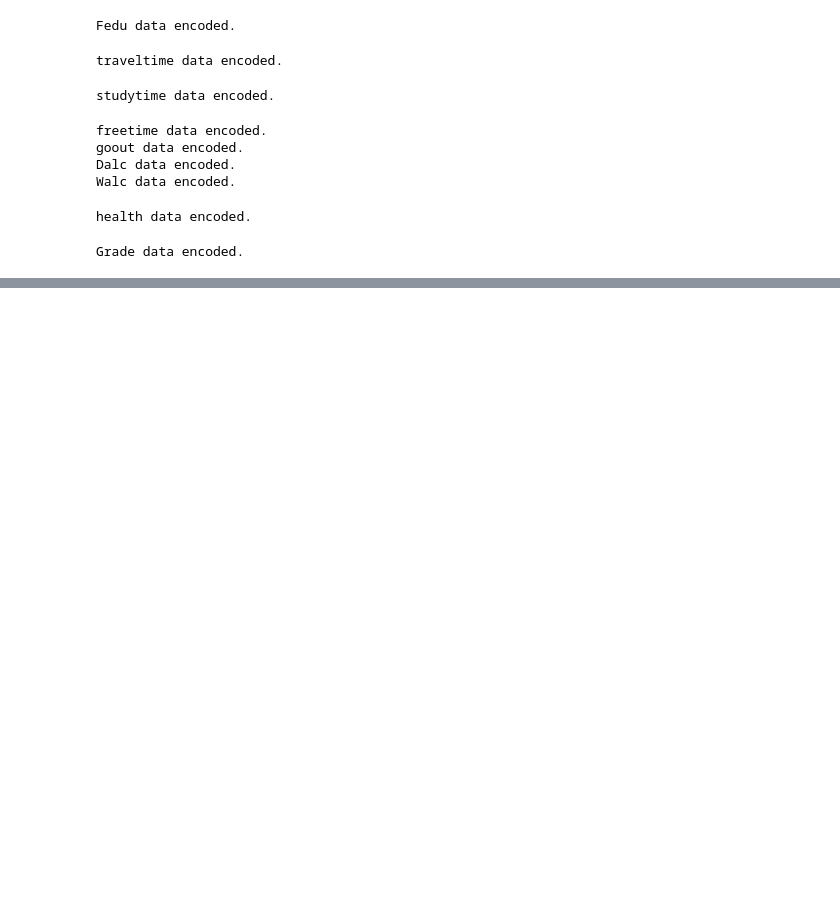
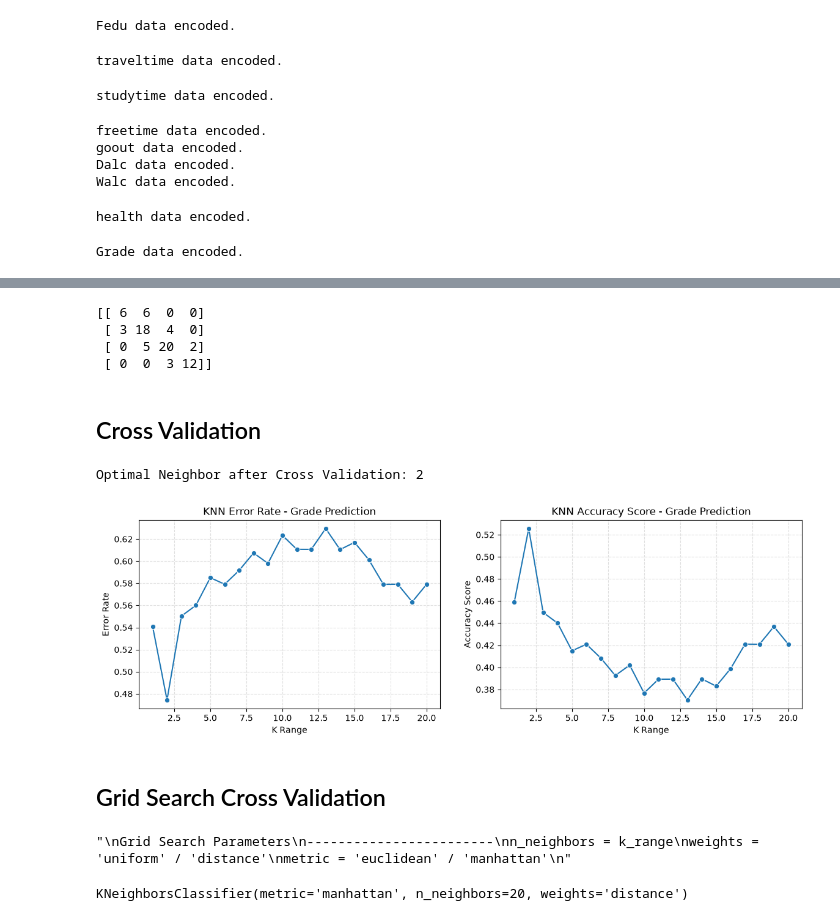
Before and after one commit to RusanMaharjan/Data-Science---9.30, a Jupyter notebook: KNN.ipynb, the cells around one changed output, grey strips where cells are left out. Cells and saved outputs as stored; diff of their text form; code cells hidden in the pictures; blank space fills up the shorter version.

```diff
--- a/KNN.ipynb
+++ b/KNN.ipynb
@@ -110,0 +167,5 @@ Grade data encoded.
+# %%
+k = 5
+model = KNeighborsClassifier(n_neighbors=k, n_jobs=1)
+model.fit(X_train_scale, Y_train)
+Y_pred = model.predict(X_test_scale)
@@ -110,0 +190,57 @@ Grade data encoded.
+# %%
+print(cm)
+# %% [output]
+[[ 6  6  0  0]
+ [ 3 18  4  0]
+ [ 0  5 20  2]
+ [ 0  0  3 12]]
+# %% [markdown]
+## Cross Validation
+# %%
+kfold = StratifiedKFold(n_splits=5, shuffle=True, random_state=42)
+cv_error_rate = []
+cv_accuracy_rate = []
+
+for i in k_range:
+    knn_fold = KNeighborsClassifier(n_neighbors=i, n_jobs=1)
+    cv_score = cross_val_score(knn_fold, X_train_scale, Y_train, scoring='accuracy')
+
+    cv_error_rate.append(cv_score.mean())
+    cv_accuracy_rate.append(1 - cv_score.mean())
+
+best_elbow = k_range[np.argmax(cv_accuracy_rate)]
+print(f'Optimal Neighbor after Cross Validation: {best_elbow}')
+# %% [output]
+Optimal Neighbor after Cross Validation: 2
+# %%
+fig, axes = plt.subplots(1, 2, figsize=(14, 4))
+
+ax1 = axes[0]
+sns.lineplot(x=k_range, y=cv_error_rate, ax=ax1, marker='o')
+ax1.set_xlabel('K Range')
+ax1.set_ylabel('Error Rate')
+ax1.set_title('KNN Error Rate - Grade Prediction')
+ax1.grid(linestyle='--', alpha=0.4)
+
+ax2 = axes[1]
+sns.lineplot(x=k_range, y=cv_accuracy_rate, ax=ax2, marker='o')
+ax2.set_xlabel('K Range')
+ax2.set_ylabel('Accuracy Score')
+ax2.set_title('KNN Accuracy Score - Grade Prediction')
+ax2.grid(linestyle='--', alpha=0.4)
+
+plt.show()
+# %% [output]
+[figure, added]
+# %% [markdown]
+## Grid Search Cross Validation
+# %%
+'''
+Grid Search Parameters
+------------------------
+n_neighbors = k_range
+weights = 'uniform' / 'distance'
+metric = 'euclidean' / 'manhattan'
+'''
+# %% [output]
+"\nGrid Search Parameters\n------------------------\nn_neighbors = k_range\nweights = 'uniform' / 'distance'\nmetric = 'euclidean' / 'manhattan'\n"
@@ -110,0 +262,4 @@ Grade data encoded.
+# %%
+print(best_est)
+# %% [output]
+KNeighborsClassifier(metric='manhattan', n_neighbors=20, weights='distance')
```
Also changed, not shown: parts of 19 cells of this notebook, 3 other files.
